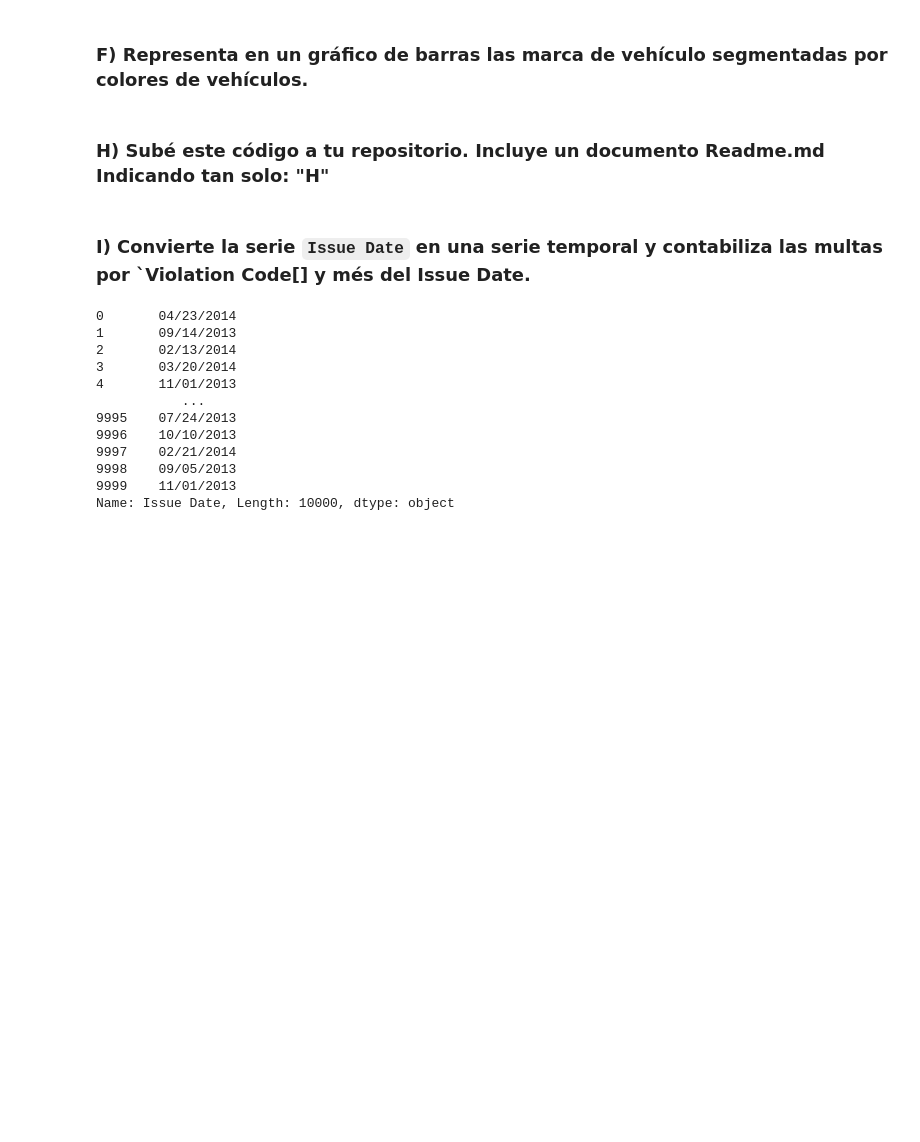
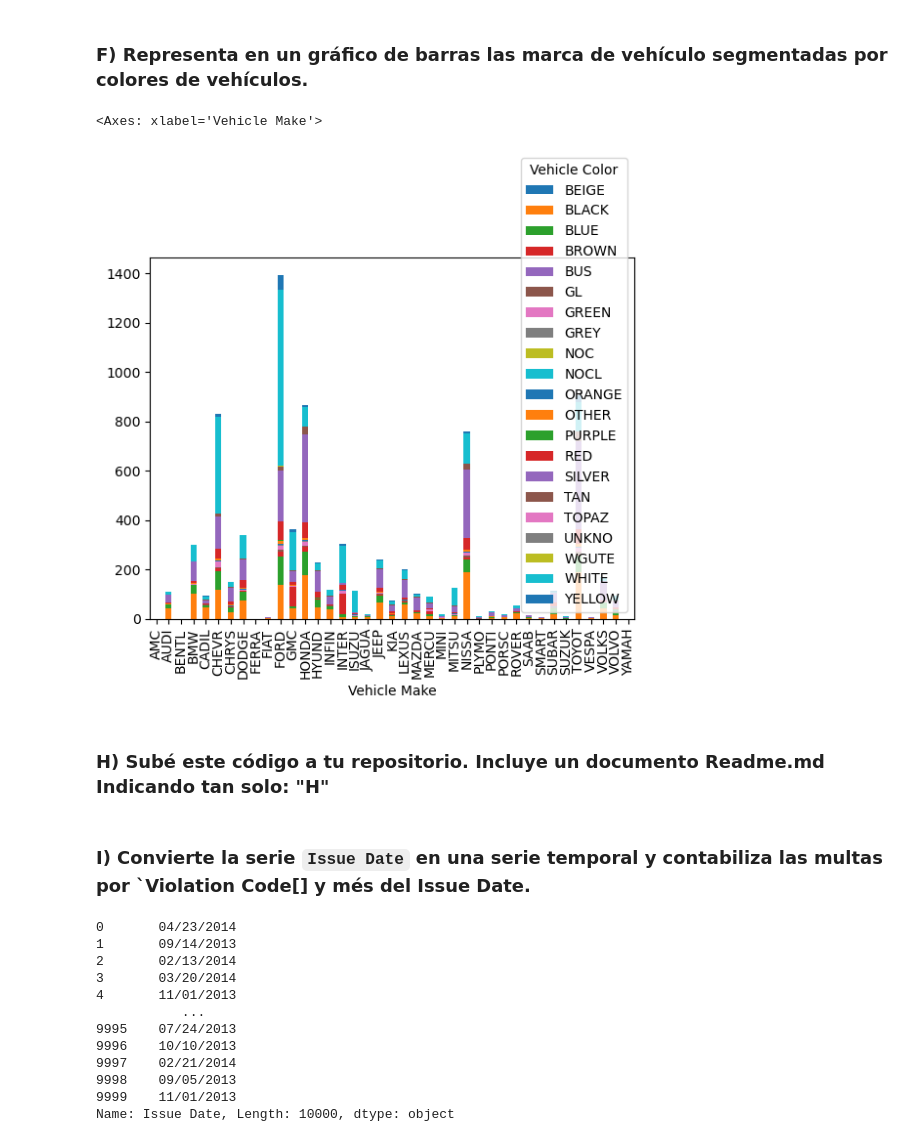
Before and after one commit to JMartinezGarcia/TDAM_Pandas, a Jupyter notebook: ProyectoPandas_Github.ipynb, the cells around one changed output. Drawn from its saved outputs; the diff is of its cells as text; code cells hidden in the pictures; blank space fills up the shorter version.

```diff
--- a/ProyectoPandas_Github.ipynb
+++ b/ProyectoPandas_Github.ipynb
@@ -88,2 +55,21 @@ Name: count, dtype: int64
 # %% [markdown]
 ### E) Unifica lo máximo que puedas la terminología de colores. Por ejemplo, valores como `WH` y `wh`y `wh\`hacen referencia al `white`
+# %%
+color_dict = {}
+
+color_dict["WHITE"] = ["WH", "WHITE", "WT", "WHT", "WTH", "WH-BL", "WHIT", "WH/", "WHI", "WHR", "W"]
+color_dict["BLUE"] = ["BL", "BLUE", "DKB", "LTBL", "BLU", "DKBL", "BLG", "BLGY", "LTB"]
+color_dict["BROWN"] = ["BR", "BROWN", "BRN", "BN", "BROW", "BRW", "BKBR"]
+color_dict["BLACK"] = ["BK", "BLACK", "BLK", "BKACK", "BLK/B", "DK/", "BK-RD", "BLG"]
+color_dict["GREEN"] = ["GREEN", "GRN", "GREN", "GN", "TNGR", "LTG", "GRG", "GRT", "DKG"]
+color_dict["YELLOW"] = ["GOLD", "GD", "GLD",  "YELLO", "YW", "YL", "YEL", "YELOW"]
+color_dict["GREY"] = ["GRAY", "SILVE", "GREY", "GR", "SILV", "GRY", "SL", "SILVR", "SLVR", "SLV", "GYTN",
+                        "GYGY", "GY-GY", "GYT", "GY", "LTGY", "SIL", "DKGY", "GYBR"]
+color_dict["RED"] = ["RD", "RED", "R", "RD/", "DKR", "BURG", "BG"]
+color_dict["ORANGE"] = ["ORANG", "OR", "MAROO", "MR"]
+color_dict["PURPLE"] = ["PR", "LTP", "PURPL", "RB", "PUR"]
+color_dict["TAN"] = ["TAN", "TEN", "TN", "LT/"]
+
+color_dict = {col: key for key, val in color_dict.items() for col in val}
+
+df["Vehicle Color"] = df["Vehicle Color"].replace(color_dict)
@@ -105,6 +88,11 @@ array(['WH', 'BK', nan, 'GY', 'MR', 'GD', 'RD', 'BR', 'TAN', 'BL',
       dtype=object)
 # %% [markdown]
 ### F) Representa en un gráfico de barras las marca de vehículo segmentadas por colores de vehículos.
+# %%
+df.groupby(['Vehicle Make', 'Vehicle Color']).size().unstack().plot(kind='bar', stacked=True)
+# %% [output]
+<Axes: xlabel='Vehicle Make'>
+[figure, added]
 # %% [markdown]
 ### H) Subé este código a tu repositorio. Incluye un documento Readme.md Indicando tan solo: "H"
 # %% [markdown]
```
Also changed, not shown: parts of 6 cells of this notebook.
